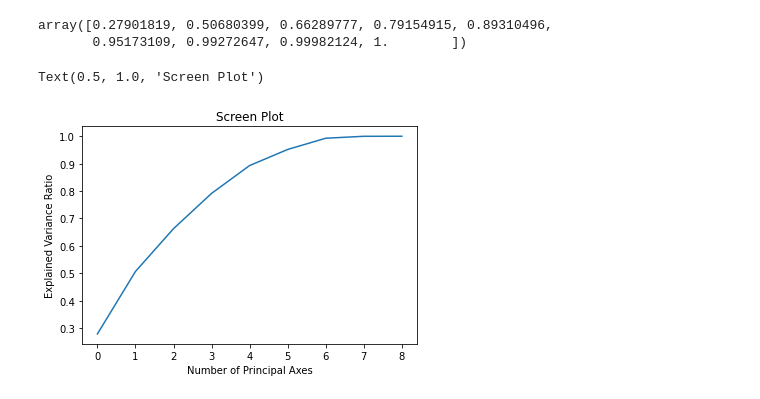
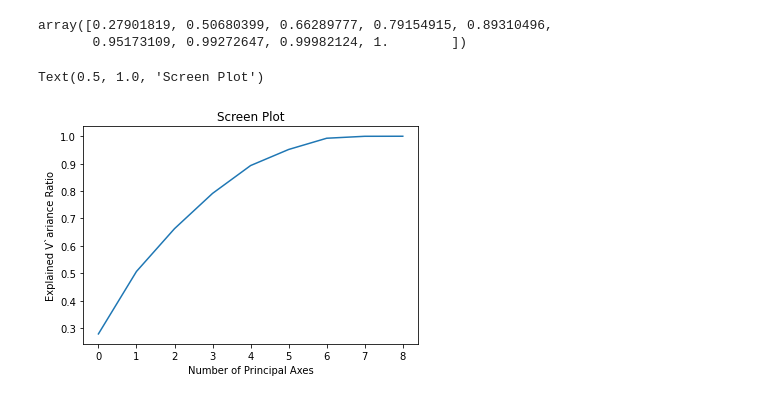
Before and after one commit to suryanshyaknow/machine-learning, a Jupyter notebook: in8__PCA/in1__Principal Component Analysis.ipynb, the cells around one changed output. Cells and saved outputs as stored; diff of their text form; code cells hidden in the pictures.

```diff
--- a/in8__PCA/in1__Principal Component Analysis.ipynb
+++ b/in8__PCA/in1__Principal Component Analysis.ipynb
@@ -598,13 +610,13 @@ array([0.27901819, 0.50680399, 0.66289777, 0.79154915, 0.89310496,
 # %%
 ## Screen Plot
 
 import matplotlib.pyplot as plt
 
 plt.figure()
 sns.lineplot(data=np.cumsum(evrs))
 plt.xlabel("Number of Principal Axes")
-plt.ylabel("Explained Variance Ratio")
+plt.ylabel("Explained V`ariance Ratio")
 plt.title("Screen Plot")
 # %% [output]
 Text(0.5, 1.0, 'Screen Plot')
-[figure, old version]
+[figure, new version]
```
Also changed, not shown: parts of 9 cells of this notebook.
